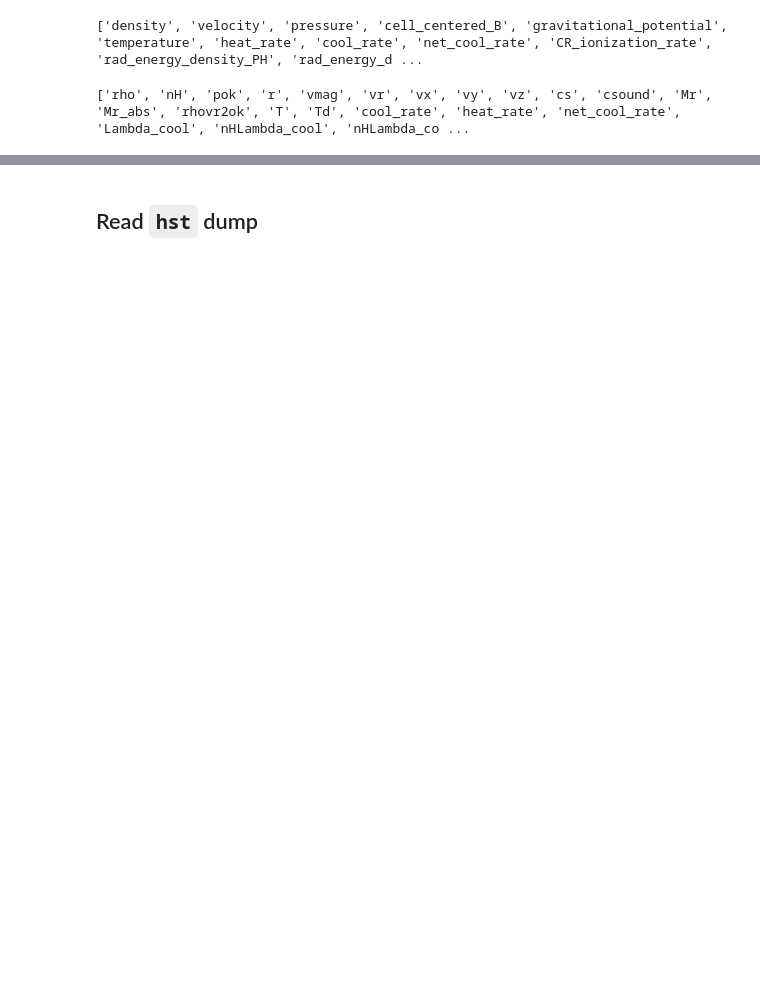
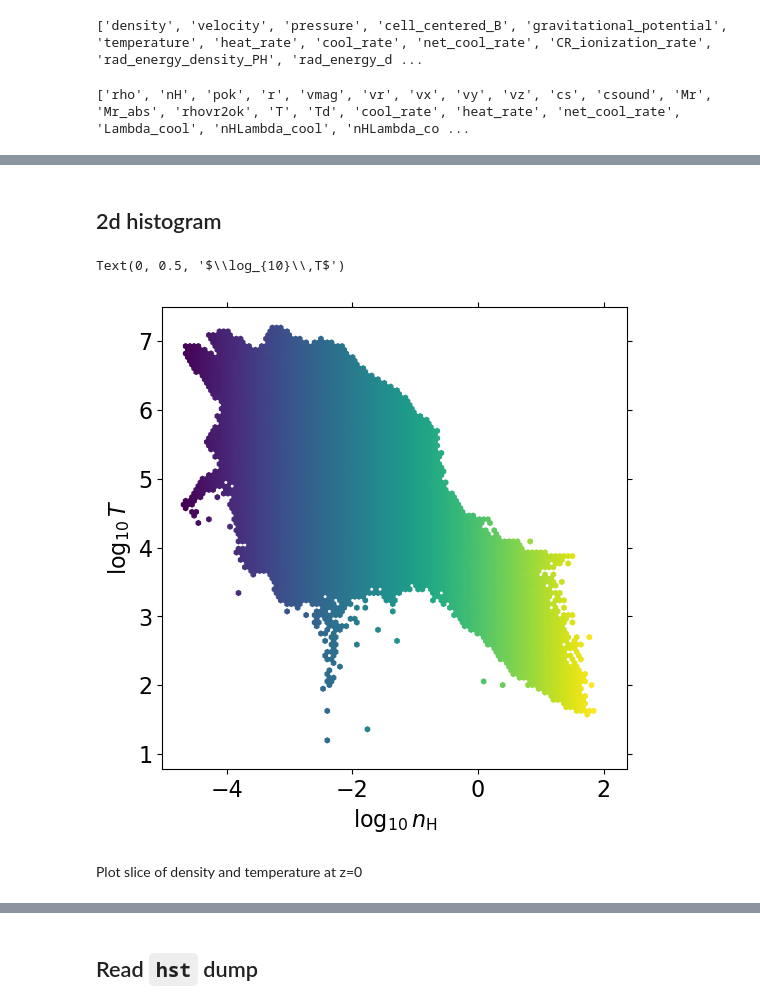
Before and after one commit to jeonggyukim/pyathena, a Jupyter notebook: notebook/quickstart.ipynb, the cells around one changed output, grey strips where cells are left out. Saved outputs shown, nothing was run; the diff lists cells and outputs as text; code cells hidden in the pictures; blank space fills up the shorter version.

```diff
--- a/notebook/quickstart.ipynb
+++ b/notebook/quickstart.ipynb
@@ -196,0 +424,15 @@ print(ds.derived_field_list)
+# %% [markdown]
+## 2d histogram
+# %%
+lognH = np.log10(dat['nH'].data.flatten())
+logT = np.log10(dat['T'].data.flatten())
+# mass-weighted histograms
+wgt = dat['nH'].data.flatten()
+plt.hexbin(lognH, logT, wgt, mincnt=1, norm=mpl.colors.LogNorm())
+plt.xlabel(r'$\log_{10}\,n_{\rm H}$')
+plt.ylabel(r'$\log_{10}\,T$')
+# %% [output]
+Text(0, 0.5, '$\\log_{10}\\,T$')
+[figure, added]
+# %% [markdown]
+Plot slice of density and temperature at z=0
```
Also changed, not shown: parts of 108 cells of this notebook.
